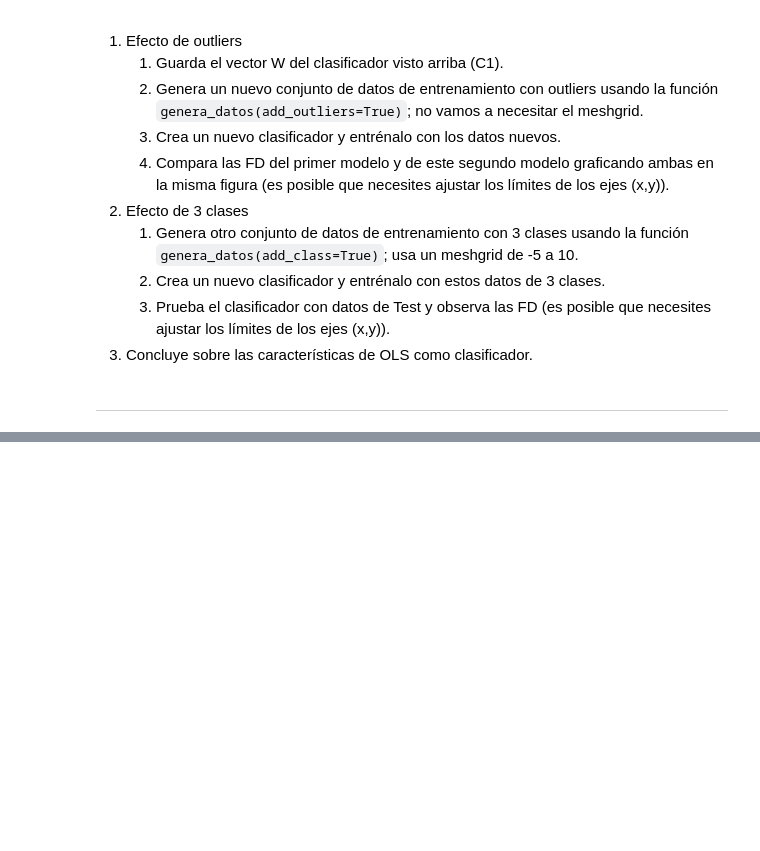
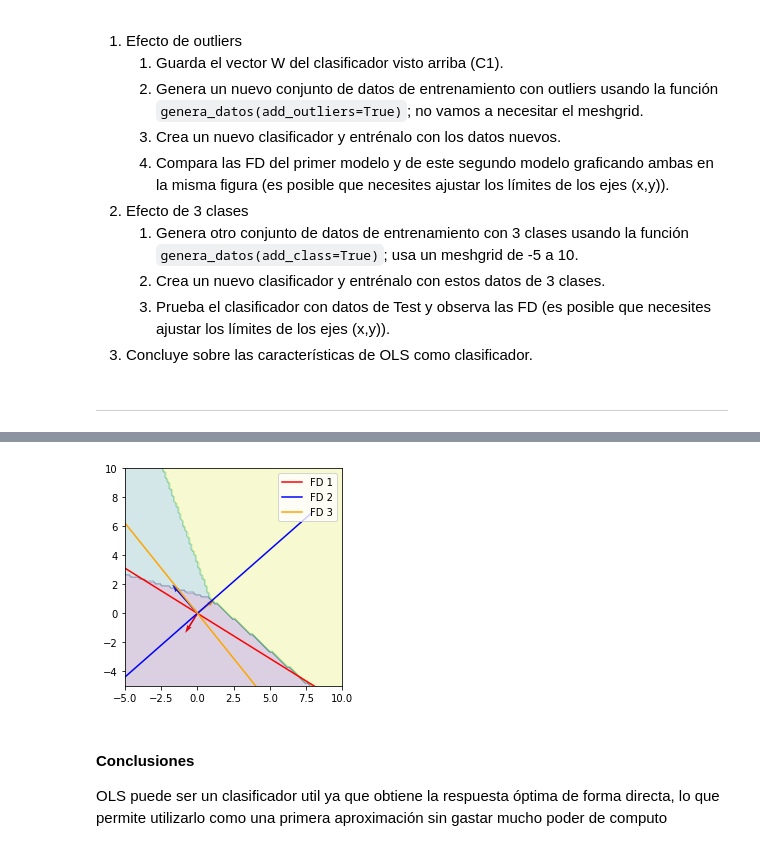
Before and after one commit to johedan20012/Mineria-de-texto, a Jupyter notebook: Linear_Classification/Funciones_Discriminantes.ipynb, the cells around one changed output, grey strips where cells are left out. Saved outputs shown, nothing was run; the diff lists cells and outputs as text; code cells hidden in the pictures; blank space fills up the shorter version.

Commit message:
Ejercicio de la notebook de clasificación lineal terminado

```diff
--- a/Linear_Classification/Funciones_Discriminantes.ipynb
+++ b/Linear_Classification/Funciones_Discriminantes.ipynb
@@ -761,0 +846,57 @@ ___
+# %%
+# Creación del MeshGrid que va de -5 a 10
+x1_test3C, x2_test3C = np.meshgrid(np.linspace(-5, 10, 100), np.linspace(-5, 10, 100))
+x_test3C = np.array([x1_test3C, x2_test3C]).reshape(2, -1).T
+
+# Uso del modulo de preprocessing de sklearn para poner las features de forma polinomica
+X_test3C=features.fit_transform(x_test3C)
+# %%
+# Creación del modelo
+modelo3C = LeastSquaresClassifier()
+
+# Entrenamiento
+modelo3C.fit(X_train3C,y_train3C)
+
+# Prueba del modelo con el MeshGrid
+y_3C = modelo3C.clasifica(X_test3C)
+# %%
+# FD 1
+W1 = modelo3C.W[1:,0]
+W1_X = [100*W1[1],-100*W1[1]]
+W1_Y = [-100*W1[0],100*W1[0]]
+
+# FD 2
+W2 = modelo3C.W[1:,1]
+W2_X = [200*W2[1],-200*W2[1]]
+W2_Y = [-200*W2[0],200*W2[0]]
+
+# FD 3
+W3 = modelo3C.W[1:,2]
+W3_X = [100*W3[1],-100*W3[1]]
+W3_Y = [-100*W3[0],100*W3[0]]
+
+# Las FD
+plt.plot(W1_X,W1_Y,label="FD 1",color="r")
+plt.plot(W2_X,W2_Y,label="FD 2",color="b")
+plt.plot(W3_X,W3_Y,label="FD 3",color="orange")
+
+#Los W
+plt.quiver(0,0,W1[0],W1[1], color=['r'], units='xy', scale = 0.1)
+plt.quiver(0,0,W2[0]*5,W2[1]*5, color=['b'], units='xy', scale = 0.1)
+plt.quiver(0,0,W3[0],W3[1], color=['orange'], units='xy', scale = 0.1)
+
+# Datos de prueba
+plt.contourf(x1_test3C, x2_test3C, y_3C.reshape(100, 100), alpha=0.2)
+
+plt.legend(loc ="upper right")
+plt.xlim(-5, 10)
+plt.ylim(-5, 10)
+plt.gca().set_aspect('equal', adjustable='box')
+fig.tight_layout()
+plt.show()
+# %% [output]
+[figure, added]
+# %% [markdown]
+#### Conclusiones
+
+OLS puede ser un clasificador util ya que obtiene la respuesta óptima de forma directa, lo que permite utilizarlo como una primera aproximación sin gastar mucho poder de computo
```
Also changed, not shown: parts of 15 cells of this notebook.
